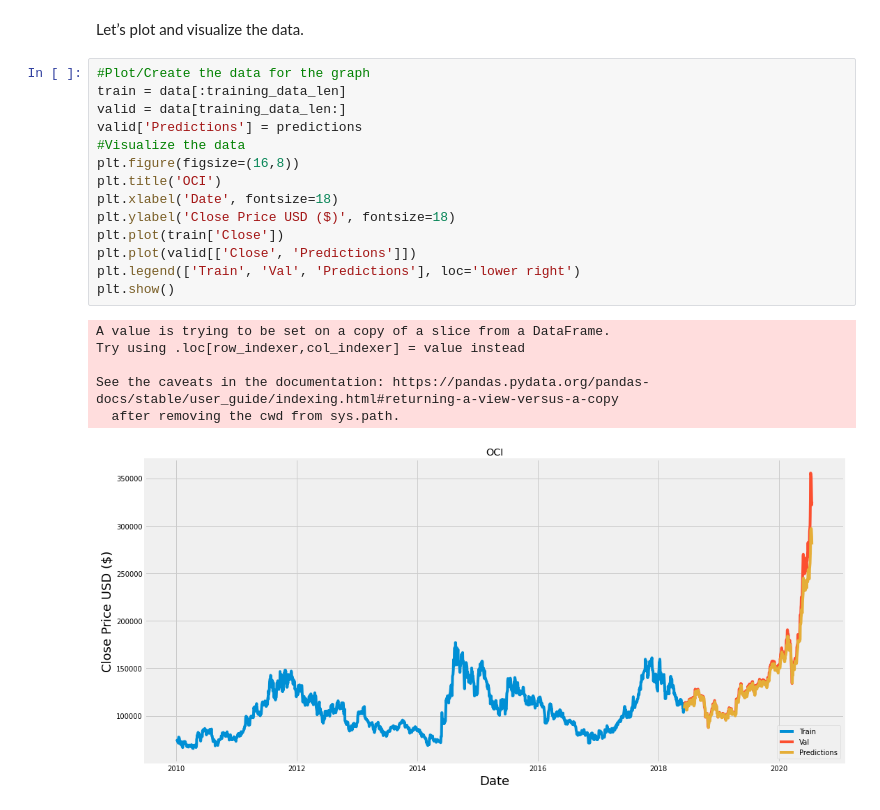
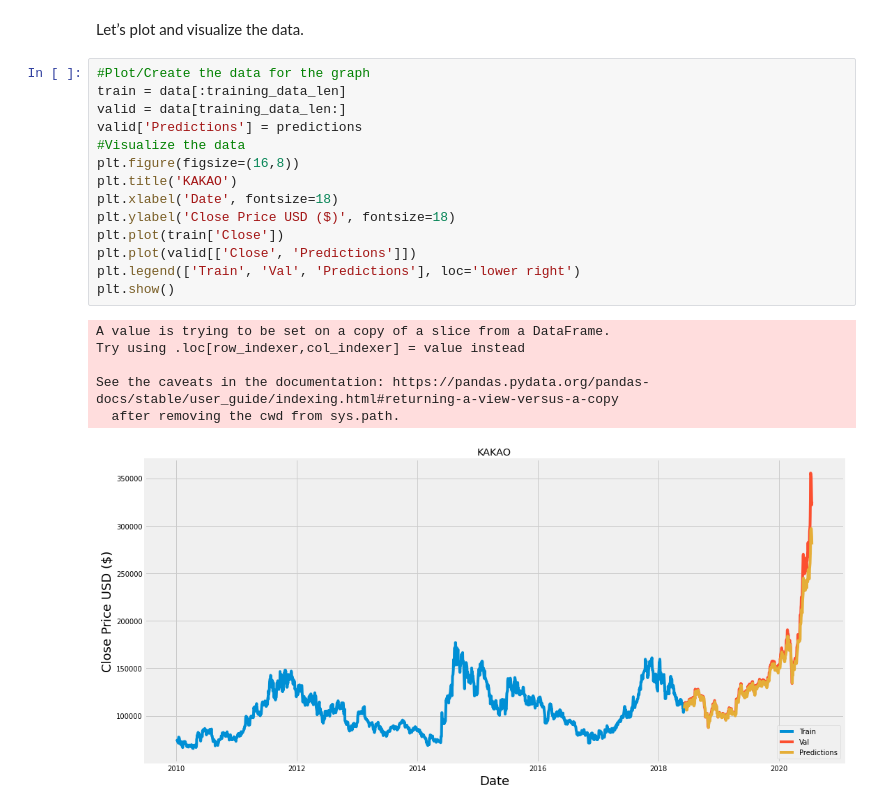
Before and after one commit to doryeng/web1, a Jupyter notebook: Stock_Price_Prediction_using_LSTM_KAKAO.ipynb, the cells around one changed output. Cells and saved outputs as stored; diff of their text form.

```diff
--- a/Stock_Price_Prediction_using_LSTM_KAKAO.ipynb
+++ b/Stock_Price_Prediction_using_LSTM_KAKAO.ipynb
@@ -165,21 +165,21 @@ Let’s plot and visualize the data.
 # %%
 #Plot/Create the data for the graph
 train = data[:training_data_len]
 valid = data[training_data_len:]
 valid['Predictions'] = predictions
 #Visualize the data
 plt.figure(figsize=(16,8))
-plt.title('OCI')
+plt.title('KAKAO')
 plt.xlabel('Date', fontsize=18)
 plt.ylabel('Close Price USD ($)', fontsize=18)
 plt.plot(train['Close'])
 plt.plot(valid[['Close', 'Predictions']])
 plt.legend(['Train', 'Val', 'Predictions'], loc='lower right')
 plt.show()
 # %% [output]
 A value is trying to be set on a copy of a slice from a DataFrame.
 Try using .loc[row_indexer,col_indexer] = value instead
 
 See the caveats in the documentation: https://pandas.pydata.org/pandas-docs/stable/user_guide/indexing.html#returning-a-view-versus-a-copy
   after removing the cwd from sys.path.
-[figure, old version]
+[figure, new version]
```
